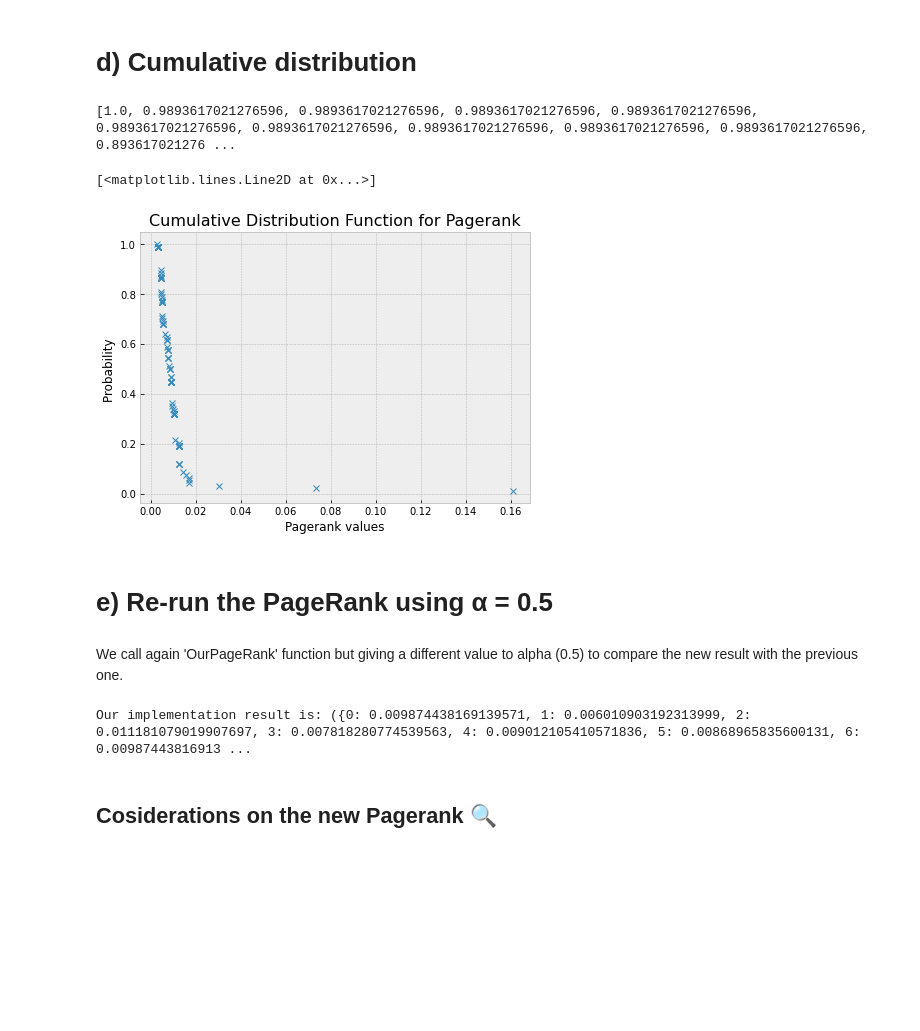
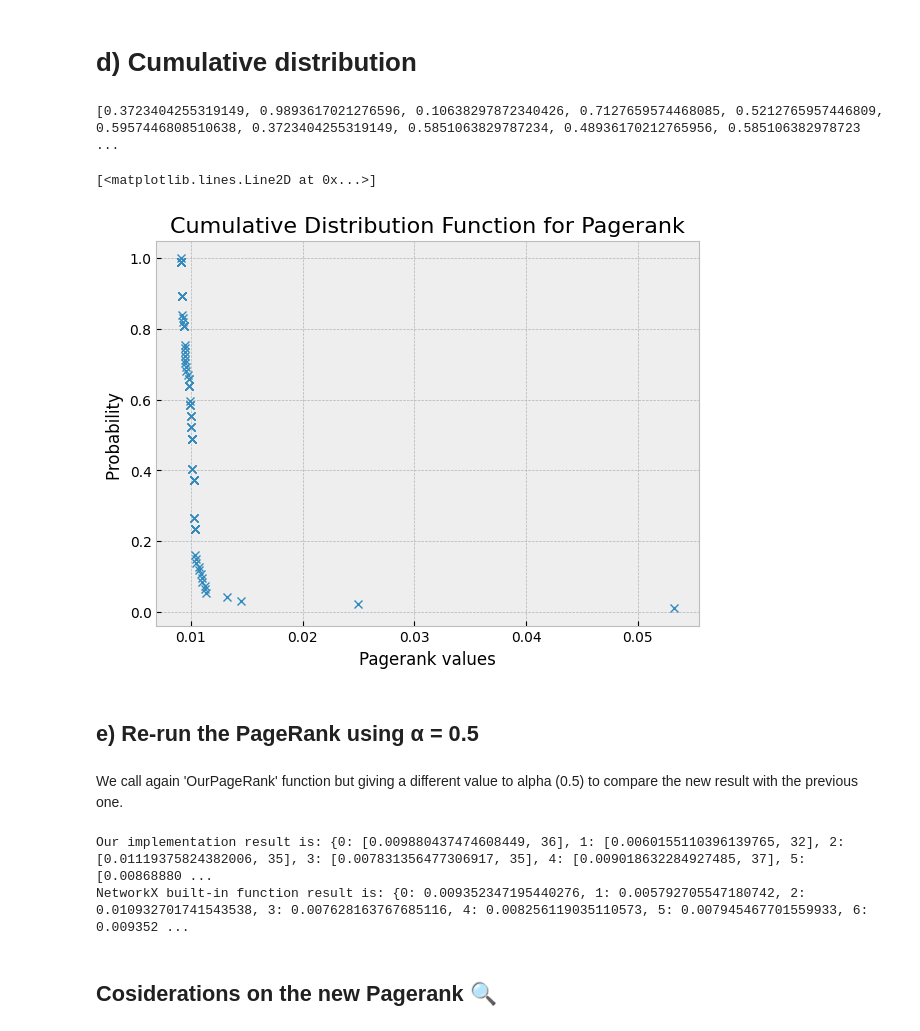
Before and after one commit to Dadd0/social-network-analysis-forrest-gump, a Jupyter notebook: forrest_gump.ipynb, the cells around one changed output. Drawn from its saved outputs; the diff is of its cells as text; code cells hidden in the pictures; blank space fills up the shorter version.

Commit message:
Fixed the Pagerank

```diff
--- a/forrest_gump.ipynb
+++ b/forrest_gump.ipynb
@@ -371,0 +395,8 @@ def OurPageRank(alpha, G):
+# %%
+# We want the pagerank values at convergence for each node in the graph to compare the results with the built-in function of networkx
+
+def pagerank_all_nodes(alpha):
+    pagerank_all_nodes = {}
+    for node in G.nodes():
+        pagerank_all_nodes[node] = pagerank_single_node(G, alpha, node)
+    return pagerank_all_nodes
@@ -436,39 +424,42 @@ Considerations:
 # %% [markdown]
 # d) Cumulative distribution
 # %%
-data_pagerank = [] # Create a list to store the PageRank values
-for node in G.nodes(): # For each node in the graph
-    data_pagerank.append(r[node]) # Add the PageRank of the node to the list
-data_pagerank.sort() # Sort the list
-number_of_nodes = len(data_pagerank) # Count the number of nodes
+data_pagerank = pagerank_all_nodes(alpha = 0.15) # Create a list to store the PageRank values
+pagerank_values = []
 
-cdf_x = data_pagerank  # Create a list containing the PageRank values
+
+for value in data_pagerank.values():
+    pagerank_values.append(value[0])
+
+cdf_x = pagerank_values.copy()  # Create a list containing the PageRank values
 cdf_y = []          # Create a list to store the cumulative distribution function values
 
 for x in cdf_x:   # For each PageRank value
-    y=sum(variable>=x for variable in data_pagerank)/number_of_nodes # Count how many elements are bigger than x and divide by the total number of elements
+    y=sum(variable>=x for variable in pagerank_values)/number_of_nodes # Count how many elements are bigger than x and divide by the total number of elements
     cdf_y.append(y)  # Add the value to the list
 print(cdf_y)
 
 plt.figure(figsize = (7,5))     # Create a new figure
 plt.style.use('bmh')           # Use the 'bmh' style
 plt.title('Cumulative Distribution Function for Pagerank', fontsize = 16) # Set the title
 
 plt.xlabel('Pagerank values') # Set the label of the x axis
 plt.ylabel('Probability ') # Set the label of the y axis
 plt.plot(cdf_x,cdf_y,"x") # Plot the cumulative distribution function
 # %% [output]
-[1.0, 0.9893617021276596, 0.9893617021276596, 0.9893617021276596, 0.9893617021276596, 0.9893617021276596, 0.9893617021276596, 0.9893617021276596, 0.9893617021276596, 0.9893617021276596, 0.893617021276 ...
+[0.3723404255319149, 0.9893617021276596, 0.10638297872340426, 0.7127659574468085, 0.5212765957446809, 0.5957446808510638, 0.3723404255319149, 0.5851063829787234, 0.48936170212765956, 0.585106382978723 ...
 [<matplotlib.lines.Line2D at 0x...>]
-[figure, old version]
+[figure, new version]
 # %% [markdown]
-# e) Re-run the PageRank using α = 0.5
+## e) Re-run the PageRank using α = 0.5
 # %% [markdown]
 We call again 'OurPageRank' function but giving a different value to alpha (0.5) to compare the new result with the previous one.
 # %%
-print(f'Our implementation result is: {OurPageRank(0.5, G)}')
+print(f'Our implementation result is: {pagerank_all_nodes(alpha = 0.5)}')
+print(f'NetworkX built-in function result is: {nx.pagerank(G, 0.5)}')
 # %% [output]
-Our implementation result is: ({0: 0.009874438169139571, 1: 0.006010903192313999, 2: 0.011181079019907697, 3: 0.007818280774539563, 4: 0.009012105410571836, 5: 0.00868965835600131, 6: 0.00987443816913 ...
+Our implementation result is: {0: [0.009880437474608449, 36], 1: [0.0060155110396139765, 32], 2: [0.01119375824382006, 35], 3: [0.007831356477306917, 35], 4: [0.009018632284927485, 37], 5: [0.00868880 ...
+NetworkX built-in function result is: {0: 0.009352347195440276, 1: 0.005792705547180742, 2: 0.010932701741543538, 3: 0.007628163767685116, 4: 0.008256119035110573, 5: 0.007945467701559933, 6: 0.009352 ...
 # %% [markdown]
 ## Cosiderations on the new Pagerank   🔍
 # %% [markdown]
```
Also changed, not shown: parts of 18 cells of this notebook.
